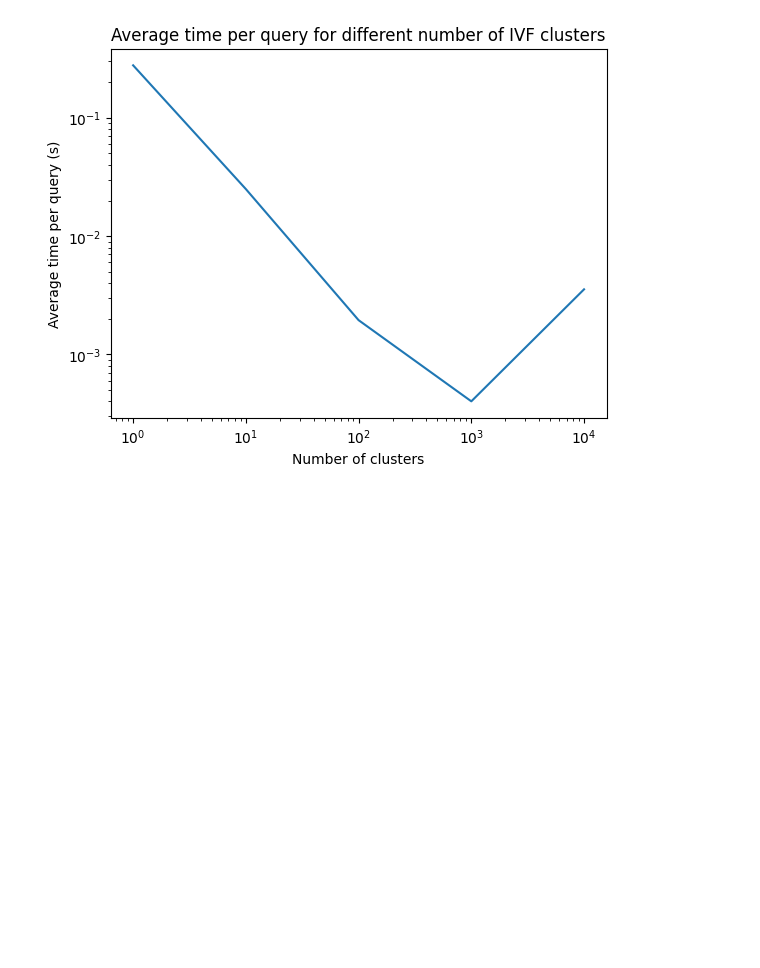
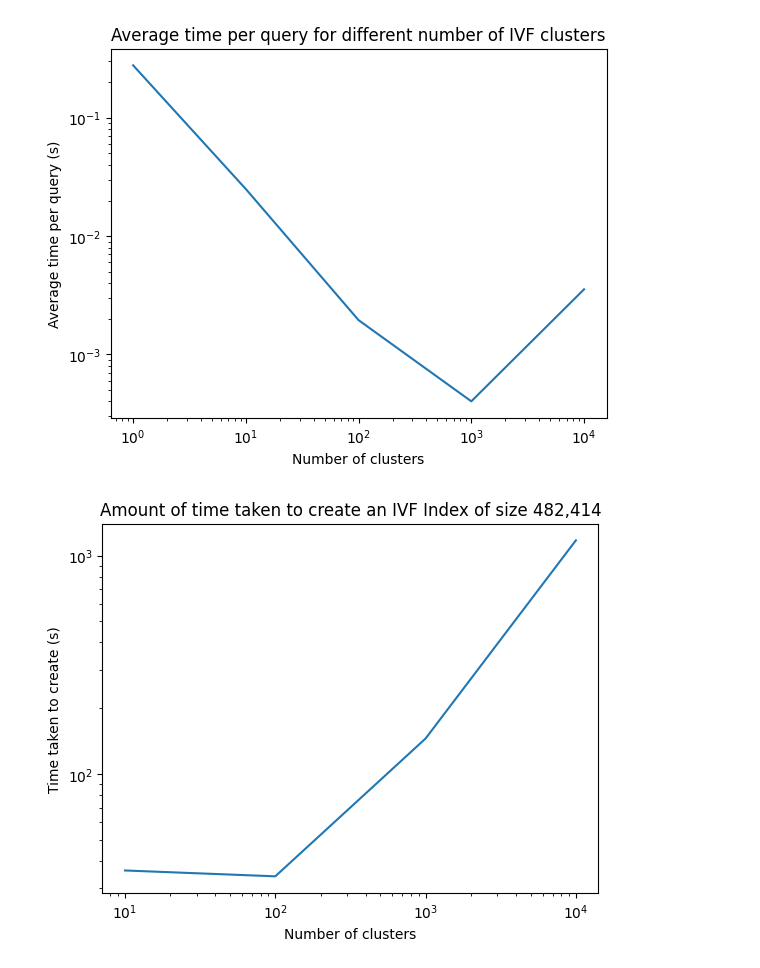
Before and after one commit to hc-sc-ocdo-bdpd/RagLLM, a Jupyter notebook: faiss_test_hyperparamters.ipynb, the cells around one changed output. Cells and saved outputs as stored; diff of their text form; code cells hidden in the pictures; blank space fills up the shorter version.

Commit message:
added plot for the amount of time to create an index for different clusters

```diff
--- a/faiss_test_hyperparamters.ipynb
+++ b/faiss_test_hyperparamters.ipynb
@@ -82,3 +82,14 @@ plt.show()
 # %% [output]
 [figure]
 [figure]
+# %%
+cluster_tests = [10, 100, 1000, 10000]
+time_taken = [36.1295, 33.9691, 145.3125, 1174.5363]
+
+plt.loglog(cluster_tests, time_taken)
+plt.title("Amount of time taken to create an IVF Index of size 482,414", wrap=True)
+plt.xlabel("Number of clusters")
+plt.ylabel("Time taken to create (s)")
+plt.show()
+# %% [output]
+[figure, added]
```
Also changed, not shown: 1 other file.
